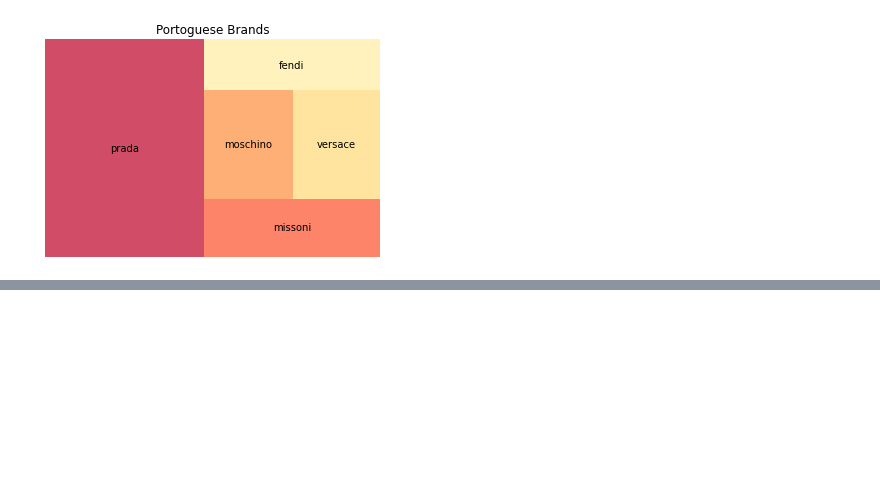
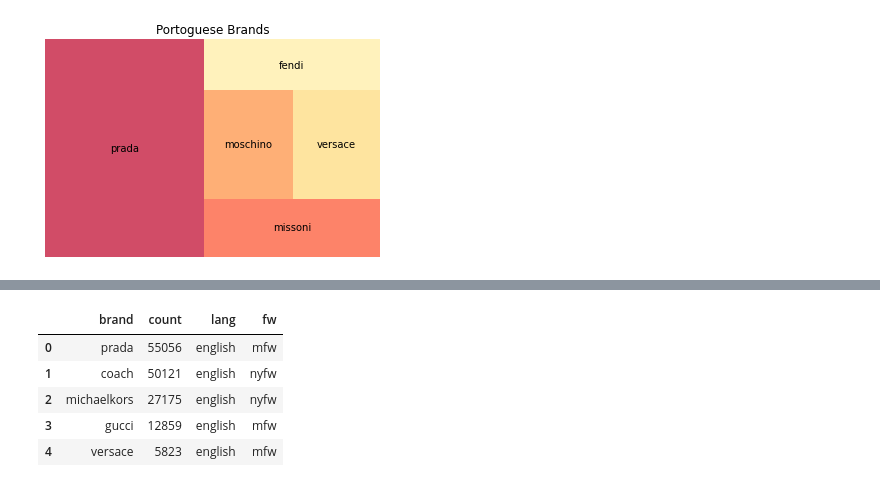
Before and after one commit to hughesj96/Capstone, a Jupyter notebook: twitter.ipynb, the cells around one changed output, grey strips where cells are left out. Drawn from its saved outputs; the diff is of its cells as text; code cells hidden in the pictures; blank space fills up the shorter version.

```diff
--- a/twitter.ipynb
+++ b/twitter.ipynb
@@ -1037,0 +1068,10 @@ TypeError: float() argument must be a string or a number, not 'AxesSubplot'
+# %%
+langtree = pd.read_csv('language_brands_work.csv')
+langtree.head()
+# %% [output]
+|  | brand | count | lang | fw |
+| 0 | prada | 55056 | english | mfw |
+| 1 | coach | 50121 | english | nyfw |
+| 2 | michaelkors | 27175 | english | nyfw |
+| 3 | gucci | 12859 | english | mfw |
+| 4 | versace | 5823 | english | mfw |
```
Also changed, not shown: parts of 25 cells of this notebook.
